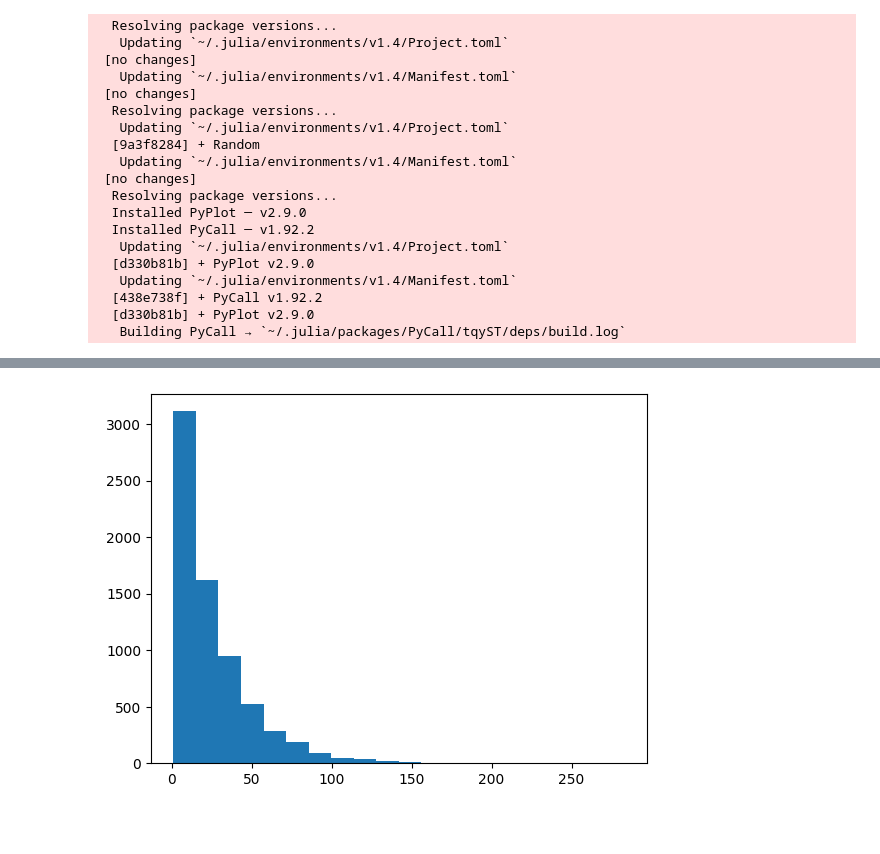
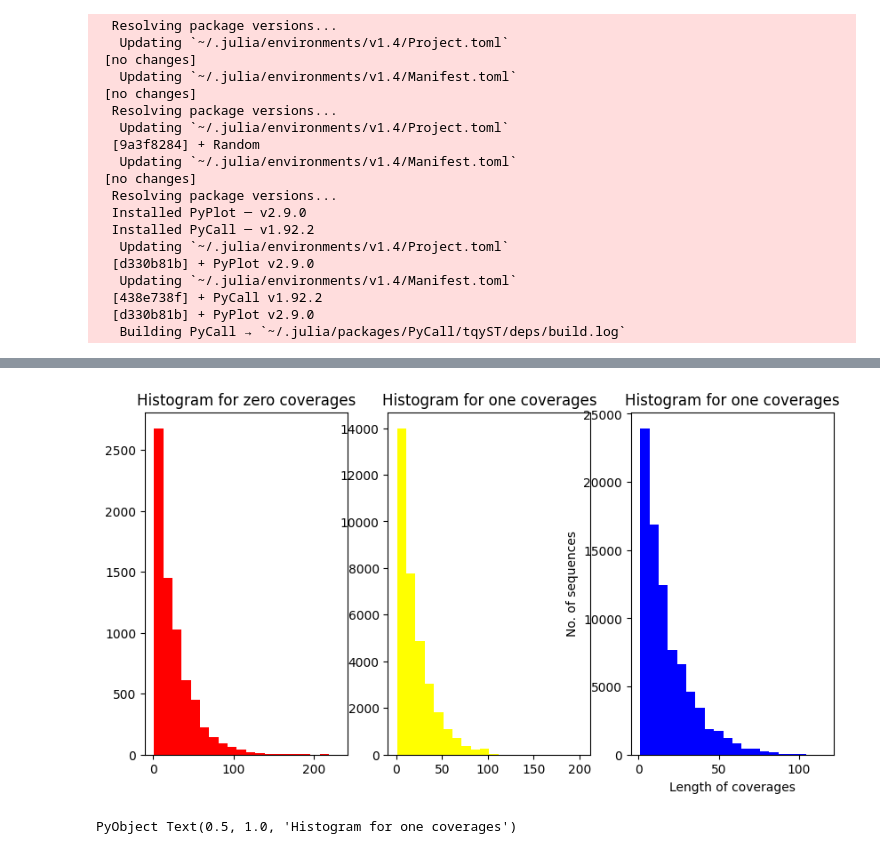
Before and after one commit to Dinesh-Adhithya-H/Bioinformatics, a Jupyter notebook: Baseline_random_simulations.ipynb, the cells around one changed output, grey strips where cells are left out. Saved outputs shown, nothing was run; the diff lists cells and outputs as text; code cells hidden in the pictures; blank space fills up the shorter version.

```diff
--- a/Baseline_random_simulations.ipynb
+++ b/Baseline_random_simulations.ipynb
@@ -207,9 +206,17 @@ for i in 1:l
         end
     end
 end
-# %%
-plt.hist(x11,bins=20)
-plt.show()
-# %% [output]
-[figure, removed]
+# %%
+fig,(axs1,axs2,axs3)=plt.subplots(1,3,figsize=(10,5))
+axs1.hist(x11,bins=20,color="red")
+axs2.hist(x22,bins=20,color="yellow")
+axs3.hist(x33,bins=20,color="blue")
+plt.xlabel("Length of coverages")
+plt.ylabel("No. of sequences")
+axs1.set_title("Histogram for zero coverages")
+axs2.set_title("Histogram for one coverages")
+axs3.set_title("Histogram for one coverages")
+# %% [output]
+[figure, added]
+PyObject Text(0.5, 1.0, 'Histogram for one coverages')
 # %%
```
Also changed, not shown: parts of 12 cells of this notebook.
